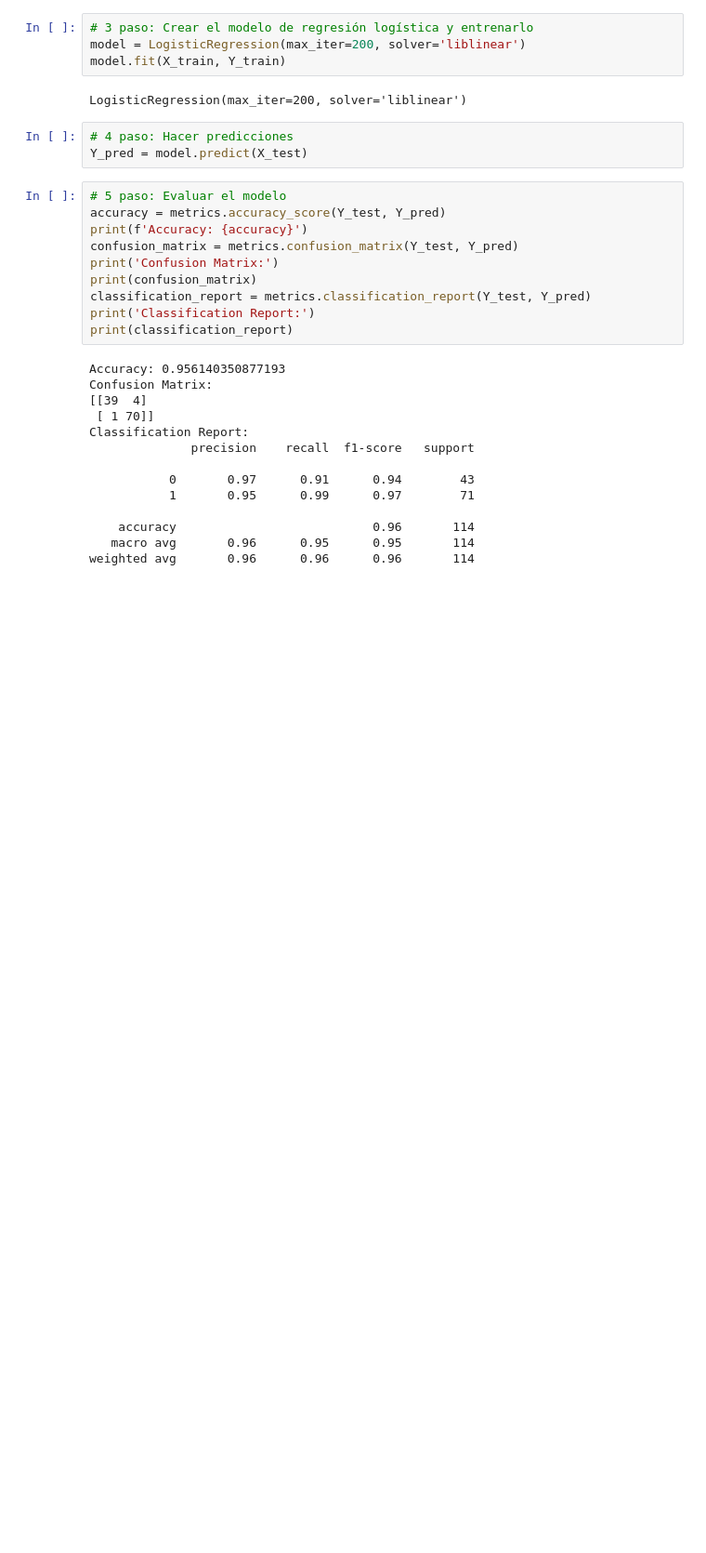
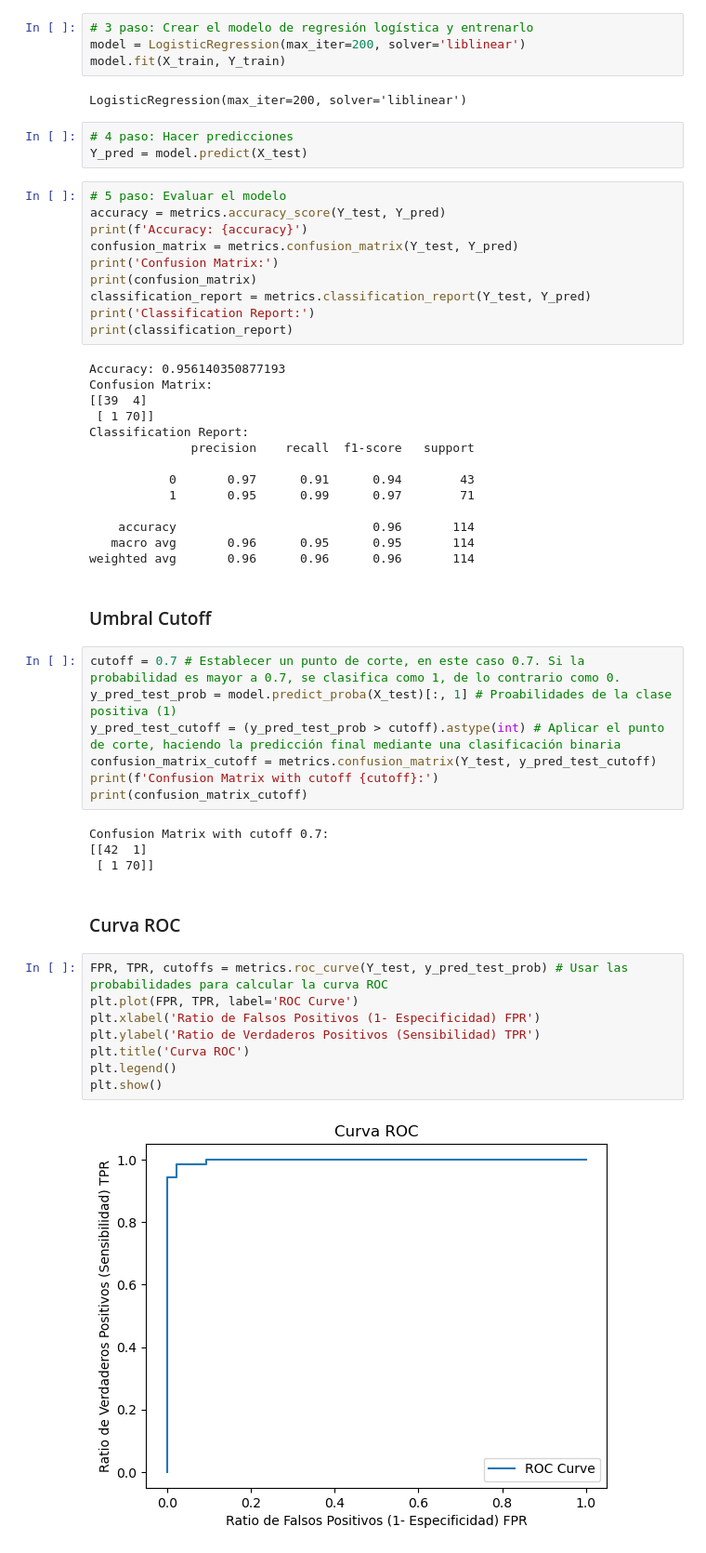
Before and after one commit to fmgarcia/Curso_IA_Aprendizaje_Supervisado, a Jupyter notebook: 3. Regresión Logística/Clasificación caner.ipynb, the cells around one changed output. Shown: that part at 93% size. Drawn from its saved outputs; the diff is of its cells as text; blank space fills up the shorter version.

```diff
--- a/3. Regresión Logística/Clasificación caner.ipynb
+++ b/3. Regresión Logística/Clasificación caner.ipynb
@@ -104,3 +104,28 @@ Classification Report:
     accuracy                           0.96       114
    macro avg       0.96      0.95      0.95       114
 weighted avg       0.96      0.96      0.96       114
+# %% [markdown]
+### Umbral Cutoff
+# %%
+cutoff = 0.7 # Establecer un punto de corte, en este caso 0.7. Si la probabilidad es mayor a 0.7, se clasifica como 1, de lo contrario como 0.
+y_pred_test_prob = model.predict_proba(X_test)[:, 1] # Proabilidades de la clase positiva (1)
+y_pred_test_cutoff = (y_pred_test_prob > cutoff).astype(int) # Aplicar el punto de corte, haciendo la predicción final mediante una clasificación binaria
+confusion_matrix_cutoff = metrics.confusion_matrix(Y_test, y_pred_test_cutoff)
+print(f'Confusion Matrix with cutoff {cutoff}:')
+print(confusion_matrix_cutoff)
+# %% [output]
+Confusion Matrix with cutoff 0.7:
+[[42  1]
+ [ 1 70]]
+# %% [markdown]
+### Curva ROC
+# %%
+FPR, TPR, cutoffs = metrics.roc_curve(Y_test, y_pred_test_prob) # Usar las probabilidades para calcular la curva ROC
+plt.plot(FPR, TPR, label='ROC Curve')
+plt.xlabel('Ratio de Falsos Positivos (1- Especificidad) FPR')
+plt.ylabel('Ratio de Verdaderos Positivos (Sensibilidad) TPR')
+plt.title('Curva ROC')
+plt.legend()
+plt.show()
+# %% [output]
+[figure, added]
```
Also changed, not shown: 1 other file.
